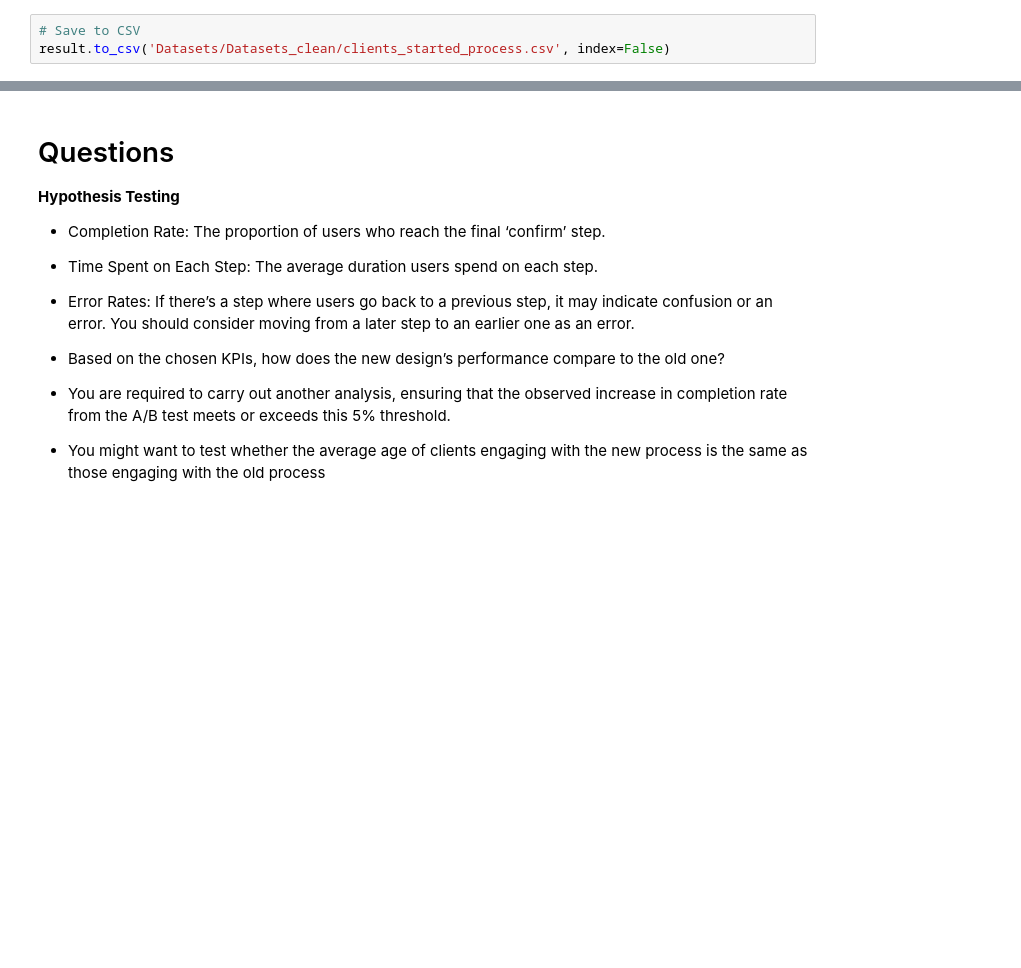
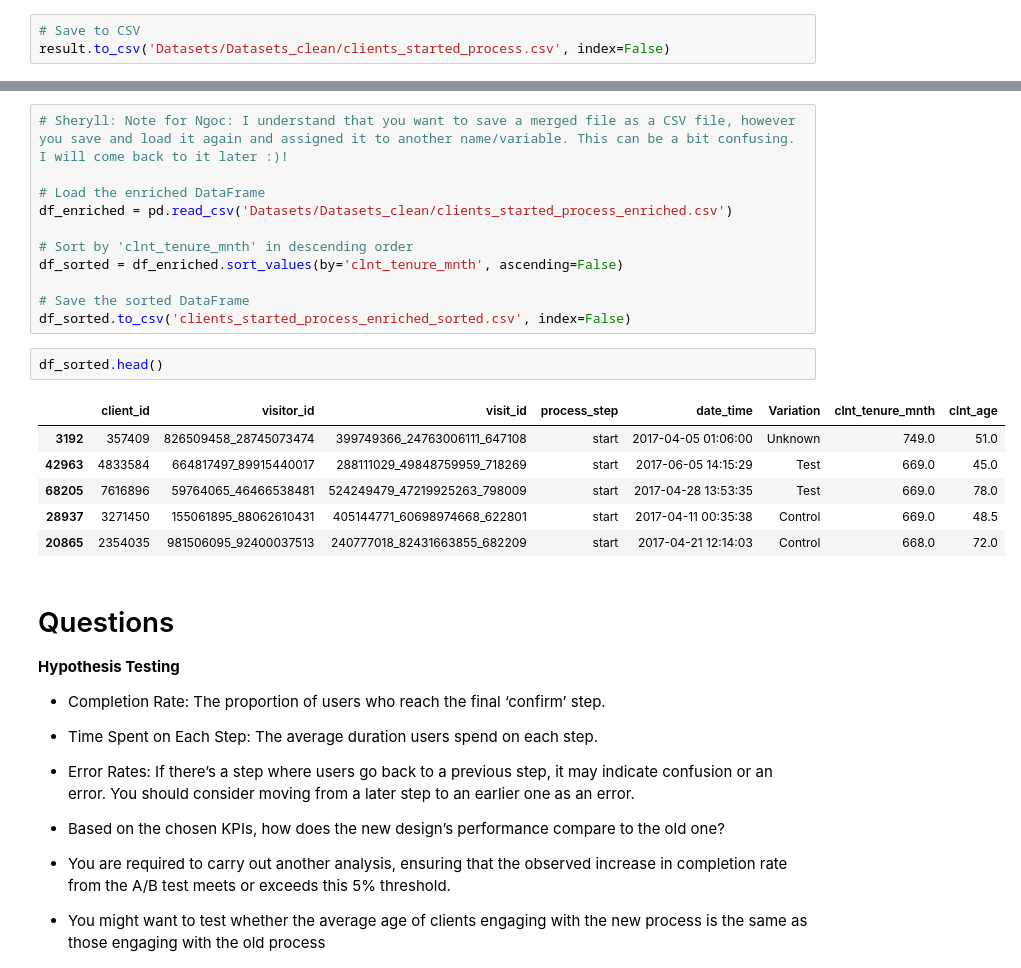
Before and after one commit to SheryllD/Project2, a Jupyter notebook: main_datawrangling.ipynb, the cells around one changed output, grey strips where cells are left out. Saved outputs shown, nothing was run; the diff lists cells and outputs as text; blank space fills up the shorter version.

Commit message:
added some more work from Ngoc into the main file, naming was a bit difficult

```diff
--- a/main_datawrangling.ipynb
+++ b/main_datawrangling.ipynb
@@ -520,3 +538,23 @@ result.to_csv('Datasets/Datasets_clean/clients_started_process.csv', index=False
+# %%
+# Sheryll: Note for Ngoc: I understand that you want to save a merged file as a CSV file, however you save and load it again and assigned it to another name/variable. This can be a bit confusing. I will come back to it later :)!
+
+# Load the enriched DataFrame
+df_enriched = pd.read_csv('Datasets/Datasets_clean/clients_started_process_enriched.csv')
+
+# Sort by 'clnt_tenure_mnth' in descending order
+df_sorted = df_enriched.sort_values(by='clnt_tenure_mnth', ascending=False)
+
+# Save the sorted DataFrame
+df_sorted.to_csv('clients_started_process_enriched_sorted.csv', index=False)
+# %%
+df_sorted.head()
+# %% [output]
+|  | client_id | visitor_id | visit_id | process_step | date_time | Variation | clnt_tenure_mnth | clnt_age |
+| 3192 | 357409 | 826509458_28745073474 | 399749366_24763006111_647108 | start | 2017-04-05 01:06:00 | Unknown | 749.0 | 51.0 |
+| 42963 | 4833584 | 664817497_89915440017 | 288111029_49848759959_718269 | start | 2017-06-05 14:15:29 | Test | 669.0 | 45.0 |
+| 68205 | 7616896 | 59764065_46466538481 | 524249479_47219925263_798009 | start | 2017-04-28 13:53:35 | Test | 669.0 | 78.0 |
+| 28937 | 3271450 | 155061895_88062610431 | 405144771_60698974668_622801 | start | 2017-04-11 00:35:38 | Control | 669.0 | 48.5 |
+| 20865 | 2354035 | 981506095_92400037513 | 240777018_82431663855_682209 | start | 2017-04-21 12:14:03 | Control | 668.0 | 72.0 |
 # %% [markdown]
 # Questions
 
```
Also changed, not shown: parts of 5 cells of this notebook, 3 other files.
